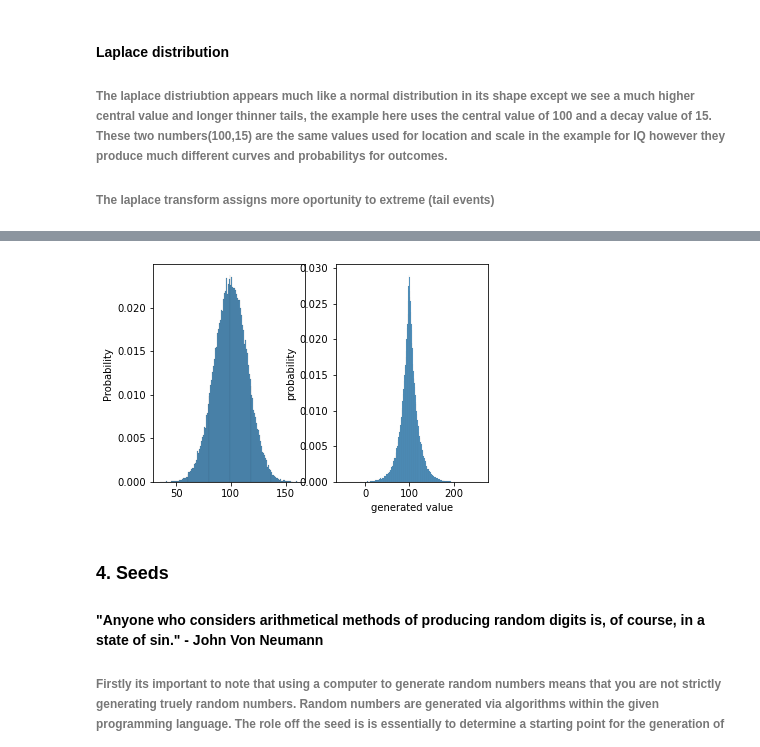
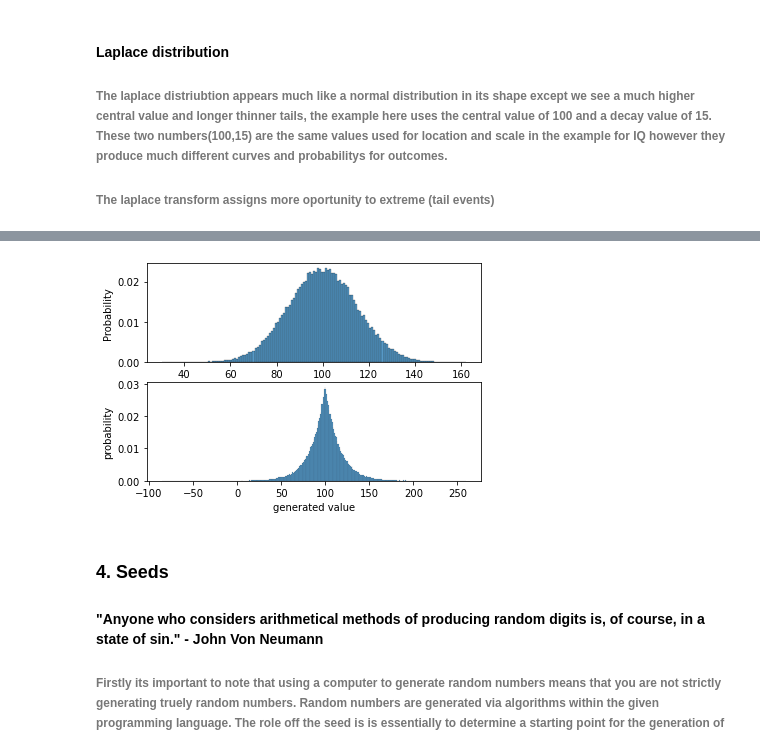
Before and after one commit to Jonathangmit/numpy-random-assignment, a Jupyter notebook: numpy-assignment.ipynb, the cells around one changed output, grey strips where cells are left out. Drawn from its saved outputs; the diff is of its cells as text; code cells hidden in the pictures.

```diff
--- a/numpy-assignment.ipynb
+++ b/numpy-assignment.ipynb
@@ -637,15 +638,14 @@ import matplotlib.pyplot as plt
 import seaborn as sns
 x=100000
 rng = np.random.default_rng()
+plt.subplot(2,1,1)
+s = rng.normal(100,15,x)
+sns.histplot(s,stat ="probability")
+plt.subplot(2,1,2)
 r = rng.laplace(100,15,x)
-s = rng.normal(100,15,x)
-fig, ax = plt.subplots(1,2)
-sns.histplot(s,ax=ax[0],stat ="probability")
-sns.histplot(r,ax=ax[1],stat ="probability")
-#sns.displot(s, stat ="probability")
-print("Plot 1) how intellegence is distributed according to the IQ method of testing")
-#sns.displot(r, stat ="probability")
-print("Plot 2)how I view the worlds intellegence")
+sns.histplot(r,stat ="probability")
+print("Plot 1) how intellegence is distributed according to the IQ method of testing\n")
+print("Plot 2)how I view the worlds intellegence\n")
 plt.xlabel('generated value')
 plt.ylabel('probability')
 print("for", str(x), "inputs")
@@ -656,5 +658,5 @@ Plot 2)how I view the worlds intellegence
 for 100000 inputs
-[figure, old version]
+[figure, new version]
 # %% [markdown]
 ### 4. Seeds
 
```
Also changed, not shown: parts of 5 cells of this notebook.
